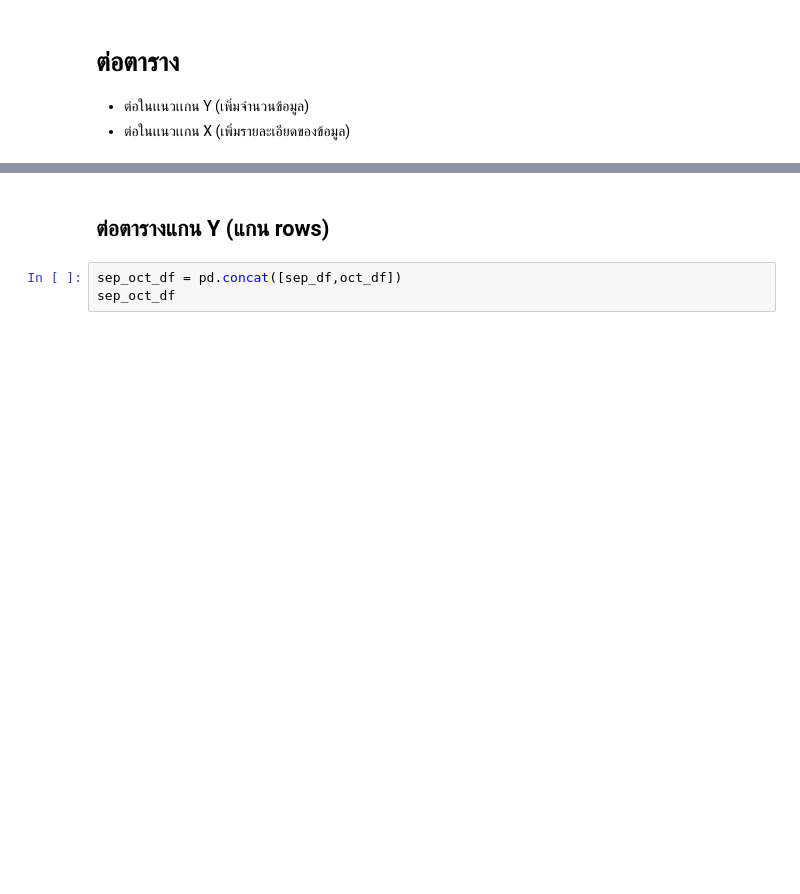
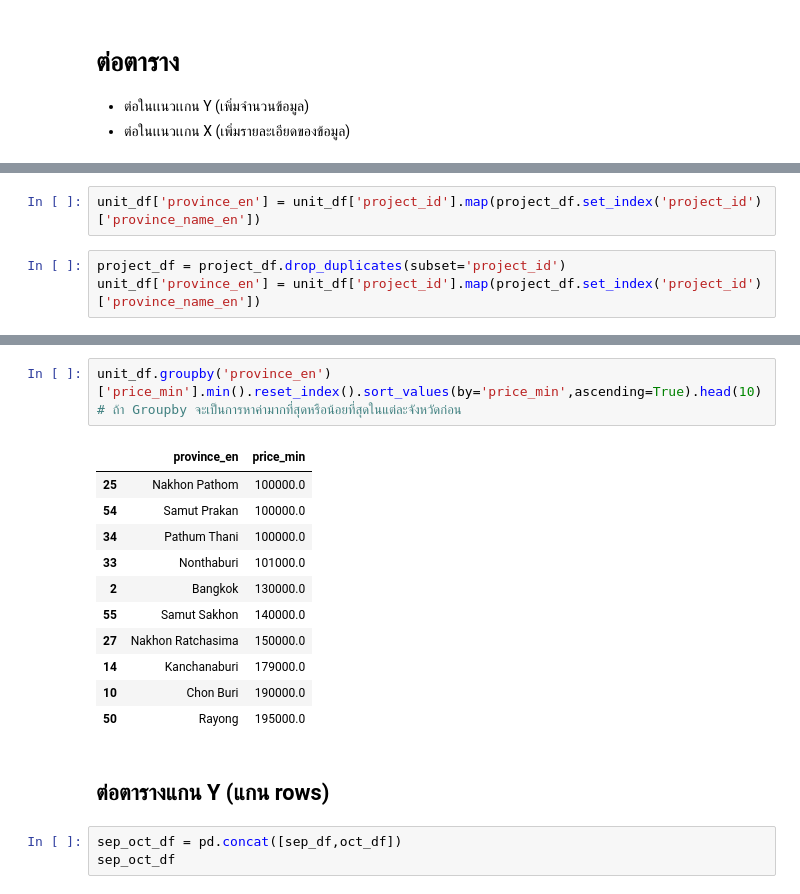
Before and after one commit to Ratchanontt/python_dataviz2023, a Jupyter notebook: Pandas102.ipynb, the cells around one changed output, grey strips where cells are left out. Drawn from its saved outputs; the diff is of its cells as text; blank space fills up the shorter version.

```diff
--- a/Pandas102.ipynb
+++ b/Pandas102.ipynb
@@ -93,0 +126,5 @@ set(data_df['province_of_onset']) # ทำตัวซ้ำให้เป็
+# %%
+unit_df['province_en'] = unit_df['project_id'].map(project_df.set_index('project_id')['province_name_en'])
+# %%
+project_df = project_df.drop_duplicates(subset='project_id')
+unit_df['province_en'] = unit_df['project_id'].map(project_df.set_index('project_id')['province_name_en'])
@@ -94,3 +153,18 @@ set(data_df['province_of_onset']) # ทำตัวซ้ำให้เป็
+# %%
+unit_df.groupby('province_en')['price_min'].min().reset_index().sort_values(by='price_min',ascending=True).head(10)
+# ถ้า Groupby จะเป็นการหาค่ามากที่สุดหรือน้อยที่สุดในแต่ละจังหวัดก่อน
+# %% [output]
+|  | province_en | price_min |
+| 25 | Nakhon Pathom | 100000.0 |
+| 54 | Samut Prakan | 100000.0 |
+| 34 | Pathum Thani | 100000.0 |
+| 33 | Nonthaburi | 101000.0 |
+| 2 | Bangkok | 130000.0 |
+| 55 | Samut Sakhon | 140000.0 |
+| 27 | Nakhon Ratchasima | 150000.0 |
+| 14 | Kanchanaburi | 179000.0 |
+| 10 | Chon Buri | 190000.0 |
+| 50 | Rayong | 195000.0 |
 # %% [markdown]
 ## ต่อตารางแกน Y (แกน rows)
 # %%
```
Also changed, not shown: parts of 21 cells of this notebook.
